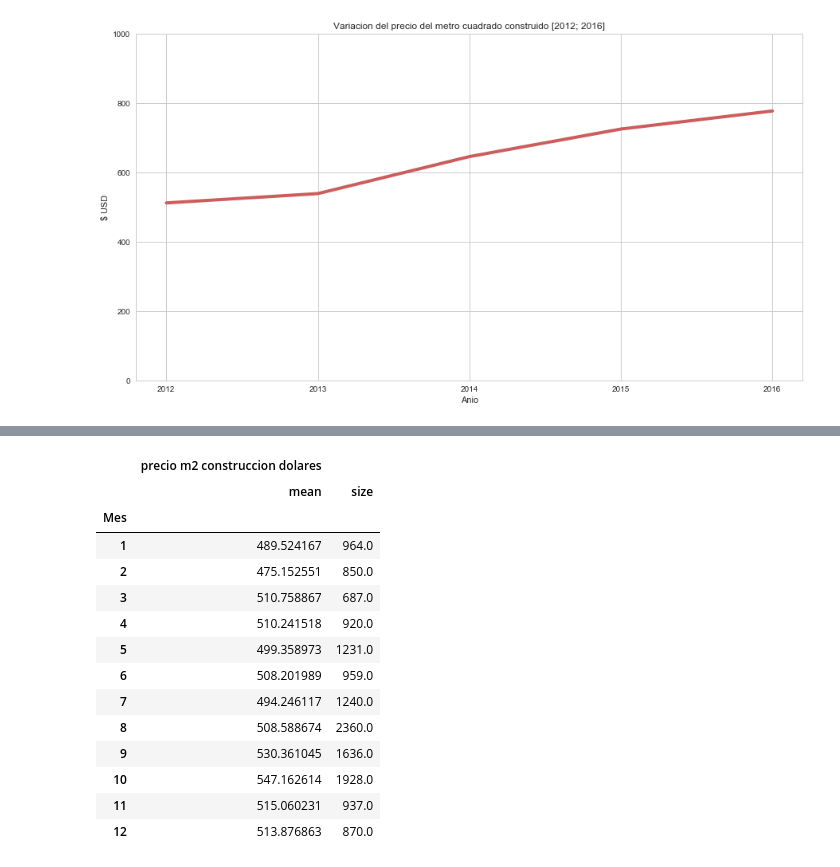
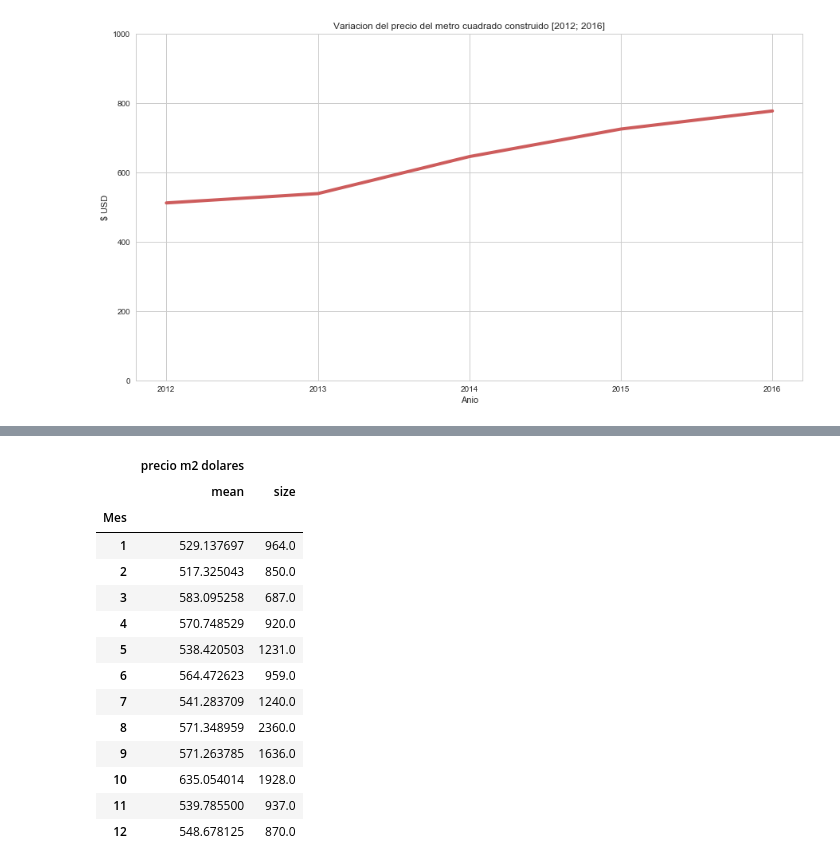
Before and after one commit to SergioCalvani/75.06-Datos-TP1-2019, a Jupyter notebook: Notebooks/AnalisisExploratorio.ipynb, the cells around one changed output, grey strips where cells are left out. Saved outputs shown, nothing was run; the diff lists cells and outputs as text; code cells hidden in the pictures.

```diff
--- a/Notebooks/AnalisisExploratorio.ipynb
+++ b/Notebooks/AnalisisExploratorio.ipynb
@@ -203,22 +206,22 @@ preciom2_2014=preciom2[preciom2['Anio']==2014]
 preciom2_2015=preciom2[preciom2['Anio']==2015]
 preciom2_2016=preciom2[preciom2['Anio']==2016]
 # %%
-preciom2_2012 = preciom2_2012.groupby('Mes').agg({'precio m2 construccion dolares':[np.mean, np.size]})
+preciom2_2012 = preciom2_2012.groupby('Mes').agg({'precio m2 dolares':[np.mean, np.size]})
 preciom2_2012
 # %% [output]
-|  | precio m2 construccion dolares |  |
+|  | precio m2 dolares |  |
 |  | mean | size |
 | Mes |  |  |
-| 1 | 489.524167 | 964.0 |
-| 2 | 475.152551 | 850.0 |
-| 3 | 510.758867 | 687.0 |
-| 4 | 510.241518 | 920.0 |
-| 5 | 499.358973 | 1231.0 |
-| 6 | 508.201989 | 959.0 |
-| 7 | 494.246117 | 1240.0 |
-| 8 | 508.588674 | 2360.0 |
-| 9 | 530.361045 | 1636.0 |
-| 10 | 547.162614 | 1928.0 |
-| 11 | 515.060231 | 937.0 |
-| 12 | 513.876863 | 870.0 |
+| 1 | 529.137697 | 964.0 |
+| 2 | 517.325043 | 850.0 |
+| 3 | 583.095258 | 687.0 |
+| 4 | 570.748529 | 920.0 |
+| 5 | 538.420503 | 1231.0 |
+| 6 | 564.472623 | 959.0 |
+| 7 | 541.283709 | 1240.0 |
+| 8 | 571.348959 | 2360.0 |
+| 9 | 571.263785 | 1636.0 |
+| 10 | 635.054014 | 1928.0 |
+| 11 | 539.785500 | 937.0 |
+| 12 | 548.678125 | 870.0 |
 # %%
```
Also changed, not shown: parts of 11 cells of this notebook.
